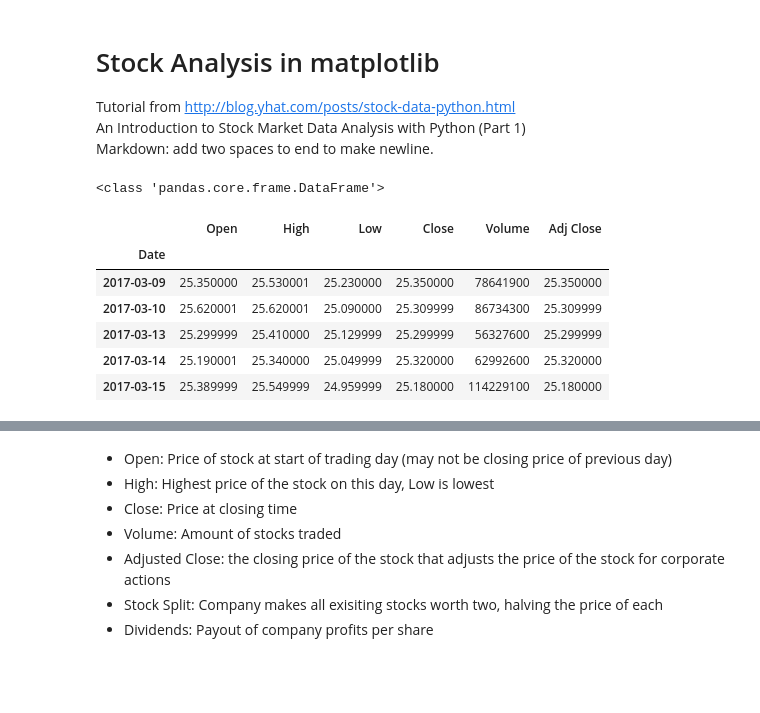
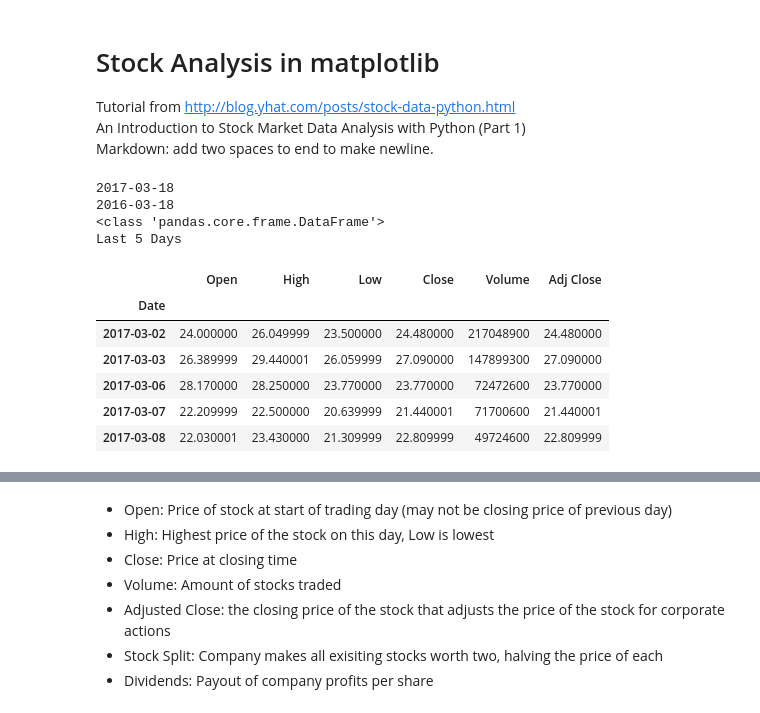
Before and after one commit to shamystic/algo-trading-python, a Jupyter notebook: stock-analysis.ipynb, the cells around one changed output, grey strips where cells are left out. Saved outputs shown, nothing was run; the diff lists cells and outputs as text; code cells hidden in the pictures; blank space fills up the shorter version.

```diff
--- a/stock-analysis.ipynb
+++ b/stock-analysis.ipynb
@@ -10,21 +10,27 @@ from pandas_datareader import data as web
 import datetime
 # %%
 # We will look at stock prices over the past year, starting at January 1, 2016
-start = datetime.datetime(2016,1,1)
 end = datetime.date.today()
+print (end)
+start = end.replace(year = end.year - 1)
+print (start)
 # First argument is the series we want,
 # second is the source ("yahoo" for Yahoo! Finance)
 # third is the start date, fourth is the end date
-myStock = "BAC" # Bank of America
+myStock = "SNAP" # Bank of America
 stock = web.DataReader(myStock, "yahoo", start, end)
 print (type(stock))
-stock.tail()
+print ("Last 5 Days")
+stock.head()
 # %% [output]
+2017-03-18
+2016-03-18
 <class 'pandas.core.frame.DataFrame'>
+Last 5 Days
 |  | Open | High | Low | Close | Volume | Adj Close |
 | Date |  |  |  |  |  |  |
-| 2017-03-09 | 25.350000 | 25.530001 | 25.230000 | 25.350000 | 78641900 | 25.350000 |
-| 2017-03-10 | 25.620001 | 25.620001 | 25.090000 | 25.309999 | 86734300 | 25.309999 |
-| 2017-03-13 | 25.299999 | 25.410000 | 25.129999 | 25.299999 | 56327600 | 25.299999 |
-| 2017-03-14 | 25.190001 | 25.340000 | 25.049999 | 25.320000 | 62992600 | 25.320000 |
-| 2017-03-15 | 25.389999 | 25.549999 | 24.959999 | 25.180000 | 114229100 | 25.180000 |
+| 2017-03-02 | 24.000000 | 26.049999 | 23.500000 | 24.480000 | 217048900 | 24.480000 |
+| 2017-03-03 | 26.389999 | 29.440001 | 26.059999 | 27.090000 | 147899300 | 27.090000 |
+| 2017-03-06 | 28.170000 | 28.250000 | 23.770000 | 23.770000 | 72472600 | 23.770000 |
+| 2017-03-07 | 22.209999 | 22.500000 | 20.639999 | 21.440001 | 71700600 | 21.440001 |
+| 2017-03-08 | 22.030001 | 23.430000 | 21.309999 | 22.809999 | 49724600 | 22.809999 |
```
Also changed, not shown: parts of 8 cells of this notebook.
